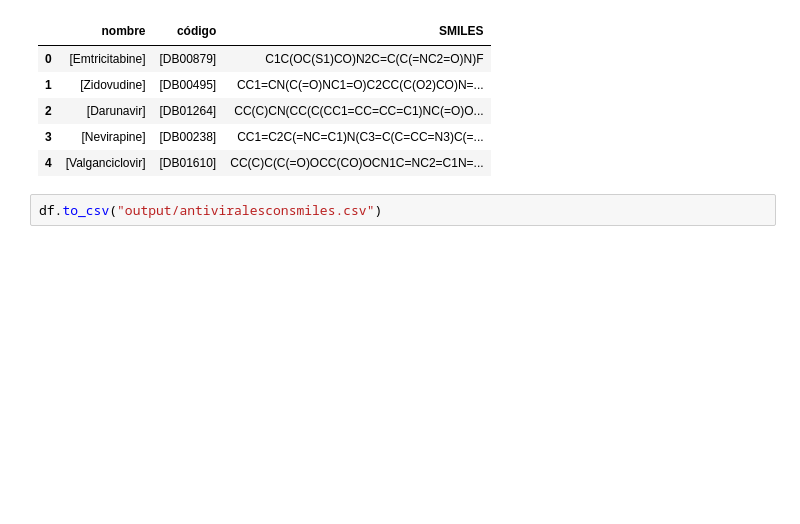
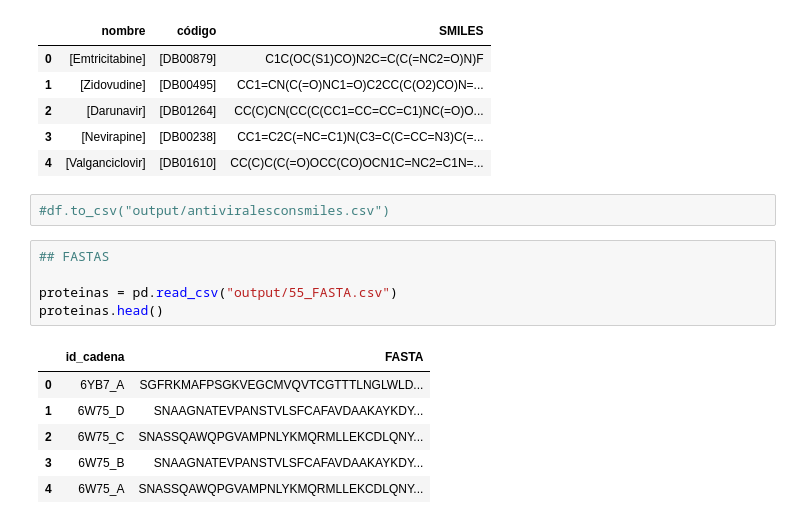
Before and after one commit to breogann/Fighting-COVID-19-through-AI, a Jupyter notebook: Getting retrovirals and their smiles codes.ipynb, the cells around one changed output. Cells and saved outputs as stored; diff of their text form; blank space fills up the shorter version.

```diff
--- a/Getting retrovirals and their smiles codes.ipynb
+++ b/Getting retrovirals and their smiles codes.ipynb
@@ -71,4 +71,16 @@ df.head()
 | 3 | [Nevirapine] | [DB00238] | CC1=C2C(=NC=C1)N(C3=C(C=CC=N3)C(=... |
 | 4 | [Valganciclovir] | [DB01610] | CC(C)C(C(=O)OCC(CO)OCN1C=NC2=C1N=... |
 # %%
-df.to_csv("output/antiviralesconsmiles.csv")
+#df.to_csv("output/antiviralesconsmiles.csv")
+# %%
+## FASTAS
+
+proteinas = pd.read_csv("output/55_FASTA.csv")
+proteinas.head()
+# %% [output]
+|  | id_cadena | FASTA |
+| 0 | 6YB7_A | SGFRKMAFPSGKVEGCMVQVTCGTTTLNGLWLD... |
+| 1 | 6W75_D | SNAAGNATEVPANSTVLSFCAFAVDAAKAYKDY... |
+| 2 | 6W75_C | SNASSQAWQPGVAMPNLYKMQRMLLEKCDLQNY... |
+| 3 | 6W75_B | SNAAGNATEVPANSTVLSFCAFAVDAAKAYKDY... |
+| 4 | 6W75_A | SNASSQAWQPGVAMPNLYKMQRMLLEKCDLQNY... |
```
Also changed, not shown: parts of 5 cells of this notebook, 2 other files.
